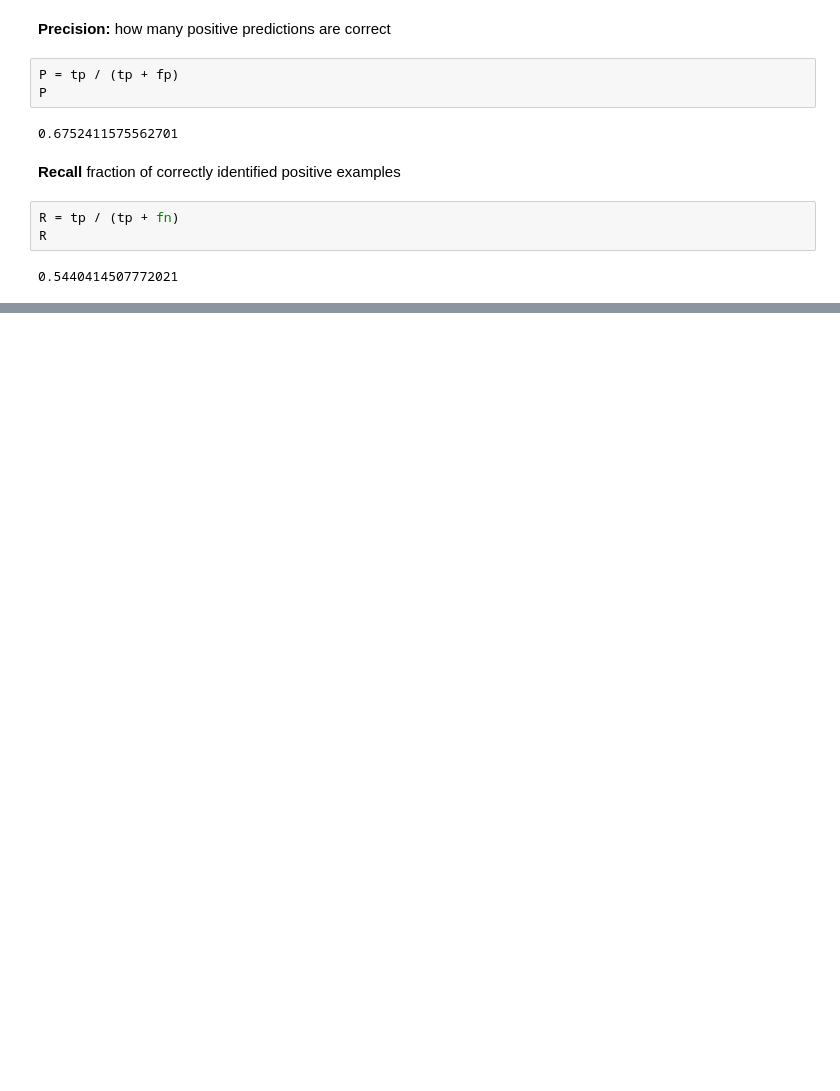
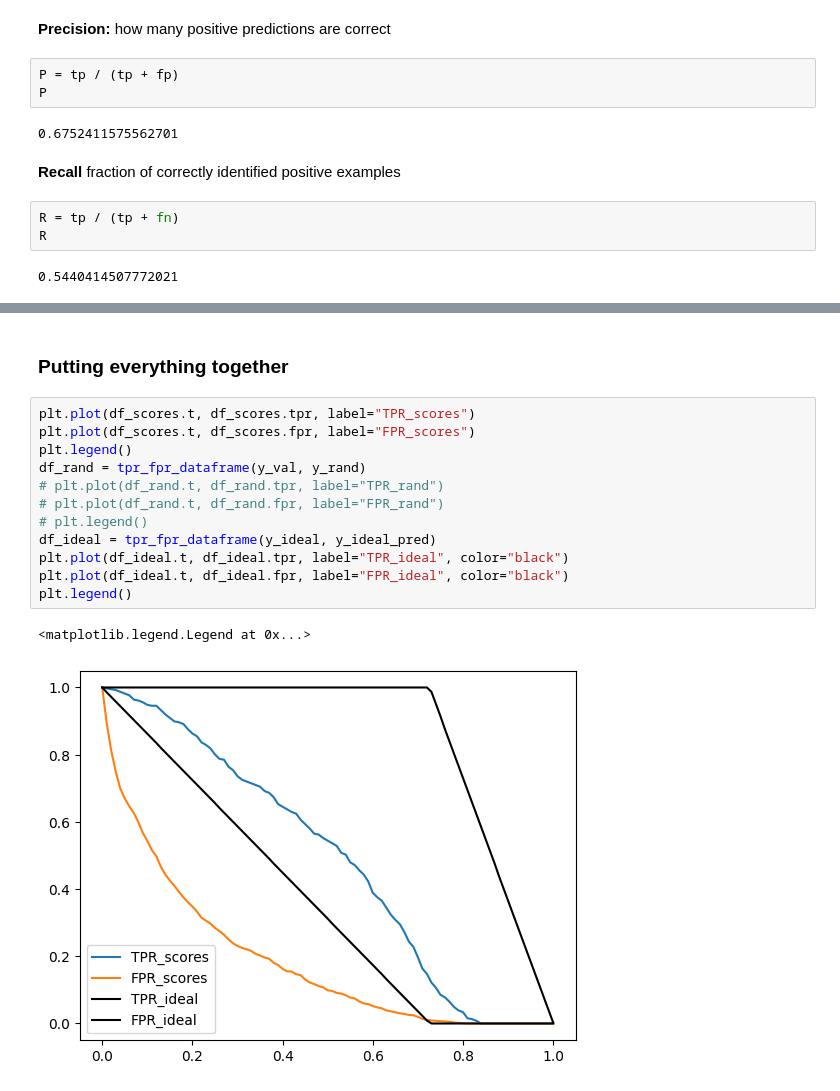
Before and after one commit to giraldiego/machine-learning-zoomcamp, a Jupyter notebook: work/04-evaluation/04-evaluation-live.ipynb, the cells around one changed output, grey strips where cells are left out. Drawn from its saved outputs; the diff is of its cells as text; blank space fills up the shorter version.

```diff
--- a/work/04-evaluation/04-evaluation-live.ipynb
+++ b/work/04-evaluation/04-evaluation-live.ipynb
@@ -277,0 +474,17 @@ R
+# %% [markdown]
+### Putting everything together
+# %%
+plt.plot(df_scores.t, df_scores.tpr, label="TPR_scores")
+plt.plot(df_scores.t, df_scores.fpr, label="FPR_scores")
+plt.legend()
+df_rand = tpr_fpr_dataframe(y_val, y_rand)
+# plt.plot(df_rand.t, df_rand.tpr, label="TPR_rand")
+# plt.plot(df_rand.t, df_rand.fpr, label="FPR_rand")
+# plt.legend()
+df_ideal = tpr_fpr_dataframe(y_ideal, y_ideal_pred)
+plt.plot(df_ideal.t, df_ideal.tpr, label="TPR_ideal", color="black")
+plt.plot(df_ideal.t, df_ideal.fpr, label="FPR_ideal", color="black")
+plt.legend()
+# %% [output]
+<matplotlib.legend.Legend at 0x...>
+[figure, added]
```
Also changed, not shown: parts of 25 cells of this notebook.
